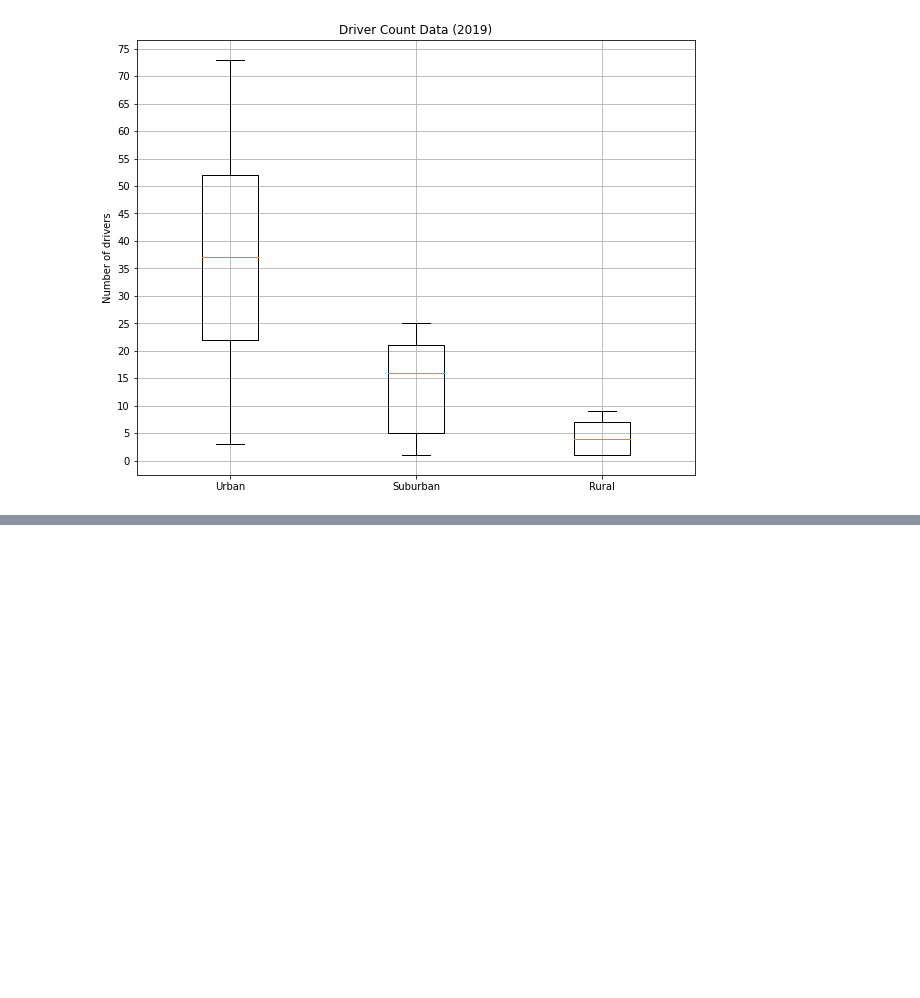
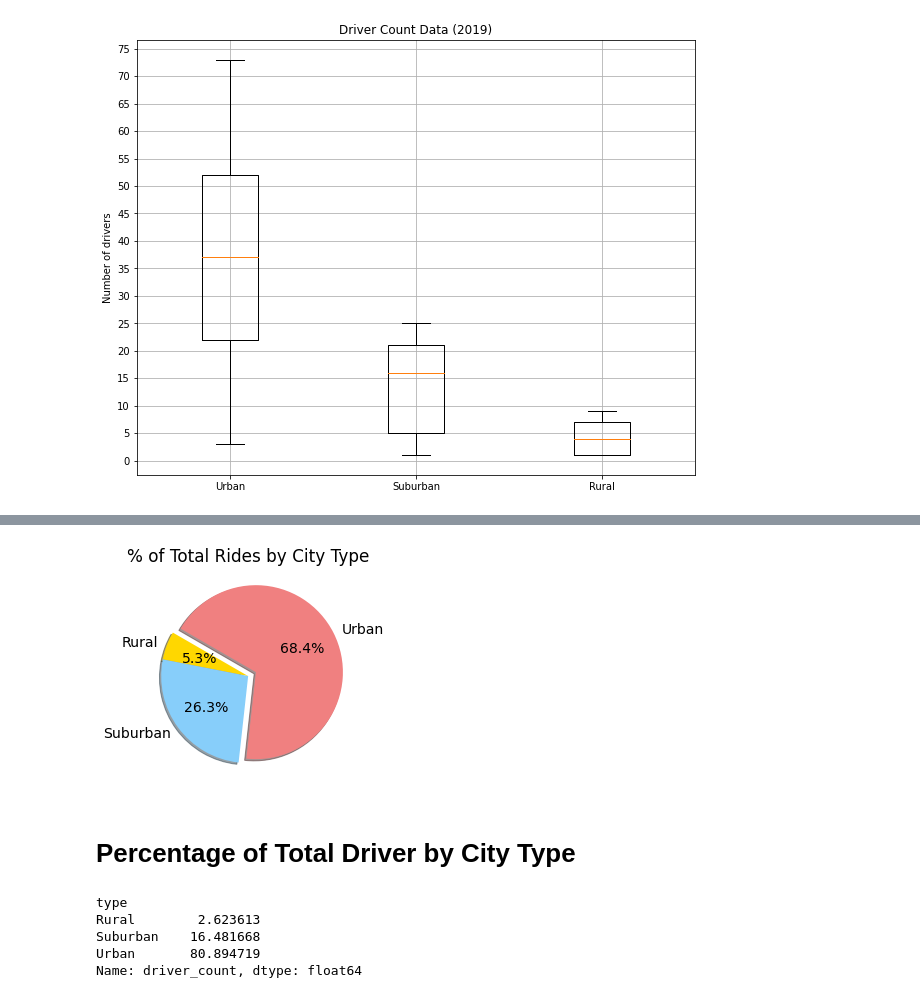
Before and after one commit to merinak1/PyBer_Analysis_Practice, a Jupyter notebook: PyBer.ipynb, the cells around one changed output, grey strips where cells are left out. Drawn from its saved outputs; the diff is of its cells as text; code cells hidden in the pictures; blank space fills up the shorter version.

```diff
--- a/PyBer.ipynb
+++ b/PyBer.ipynb
@@ -805,0 +873,46 @@ plt.show()
+# %%
+# Build percentage of rides by city type pie chart.
+plt.pie(ride_percents,
+        labels=["Rural", "Suburban", "Urban"],
+        colors=["gold", "lightskyblue", "lightcoral"],
+        explode=[0, 0, 0.1],
+        autopct='%1.1f%%',
+        shadow=True,
+        startangle=150)
+
+plt.title("% of Total Rides by City Type")
+
+# Change the default font size from 10 to 14.
+mpl.rcParams['font.size'] = 14
+
+
+# Save Figure
+plt.savefig("analysis/Fig6.png")
+
+# Show Figure
+plt.show()
+# %% [output]
+[figure, added]
+# %% [markdown]
+# Percentage of Total Driver by City Type
+# %%
+# Get the sum of the rides for each city type.
+drivers_counts_by_type = city_data_df.groupby(["type"]).sum()["driver_count"]
+drivers_counts_by_type
+
+# # Get the sum of all the fares.
+total_drivers = city_data_df["driver_count"].sum()
+total_drivers
+
+# # Calculate the percentage of fare for each city type.
+driver_percents = 100 * drivers_counts_by_type / total_drivers
+driver_percents
+
+driver_percents = 100 * city_data_df.groupby(["type"]).sum()["driver_count"] / city_data_df["driver_count"].sum()
+driver_percents
+# %% [output]
+type
+Rural        2.623613
+Suburban    16.481668
+Urban       80.894719
+Name: driver_count, dtype: float64
```
Also changed, not shown: parts of 8 cells of this notebook, 3 other files.
